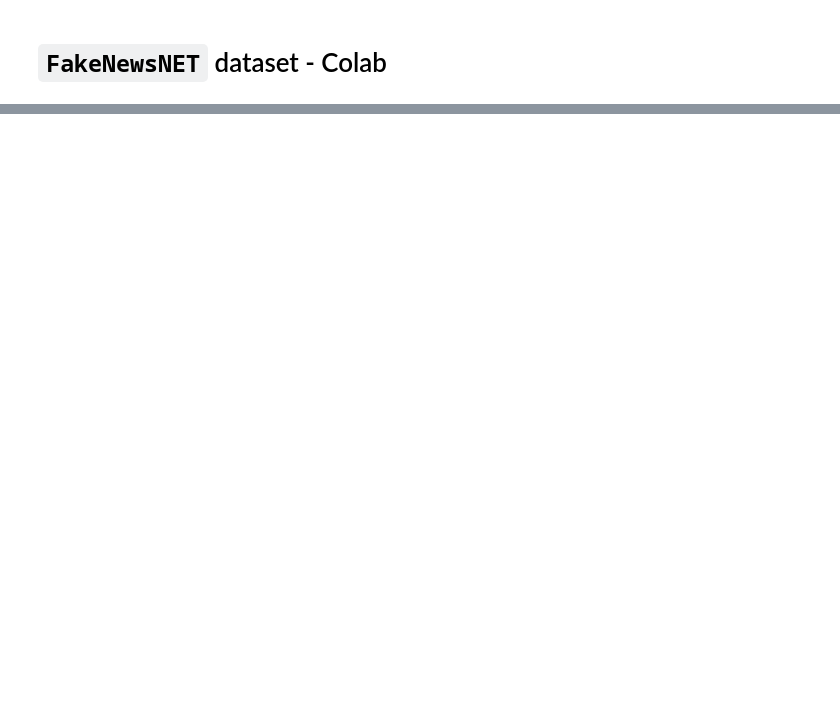
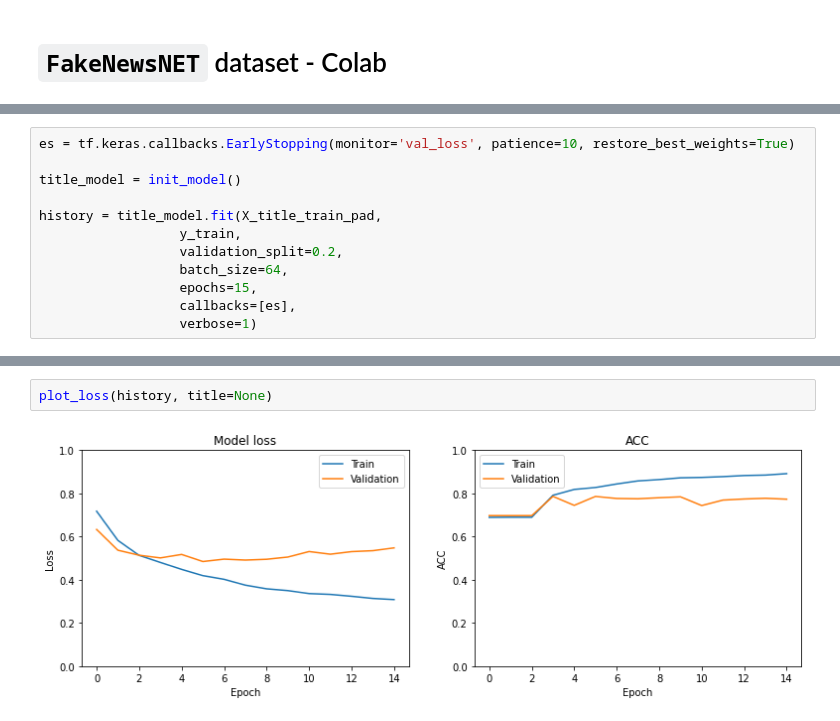
Before and after one commit to EddyEdzwan/StopFAIke, a Jupyter notebook: notebooks/JS_FakeNewsNET_Colab.ipynb, the cells around one changed output, grey strips where cells are left out. Saved outputs shown, nothing was run; the diff lists cells and outputs as text; blank space fills up the shorter version.

```diff
--- a/notebooks/JS_FakeNewsNET_Colab.ipynb
+++ b/notebooks/JS_FakeNewsNET_Colab.ipynb
@@ -22,0 +414,12 @@ data.shape
+# %%
+es = tf.keras.callbacks.EarlyStopping(monitor='val_loss', patience=10, restore_best_weights=True)
+
+title_model = init_model()
+
+history = title_model.fit(X_title_train_pad,
+                  y_train,
+                  validation_split=0.2,
+                  batch_size=64,
+                  epochs=15,
+                  callbacks=[es],
+                  verbose=1)
@@ -22,0 +444,4 @@ data.shape
+# %%
+plot_loss(history, title=None)
+# %% [output]
+[figure, added]
```
Also changed, not shown: parts of 34 cells of this notebook, 1 other file.
